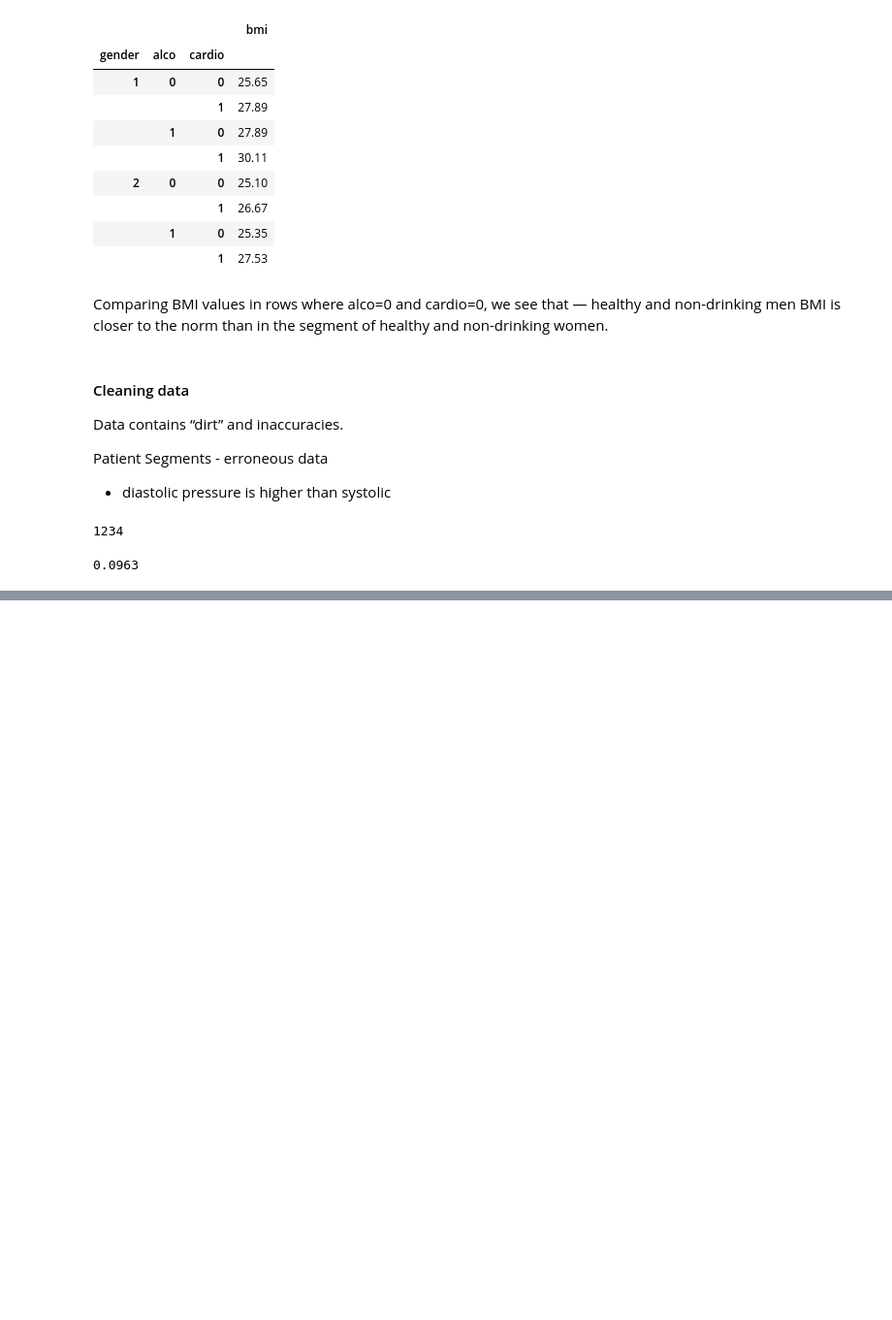
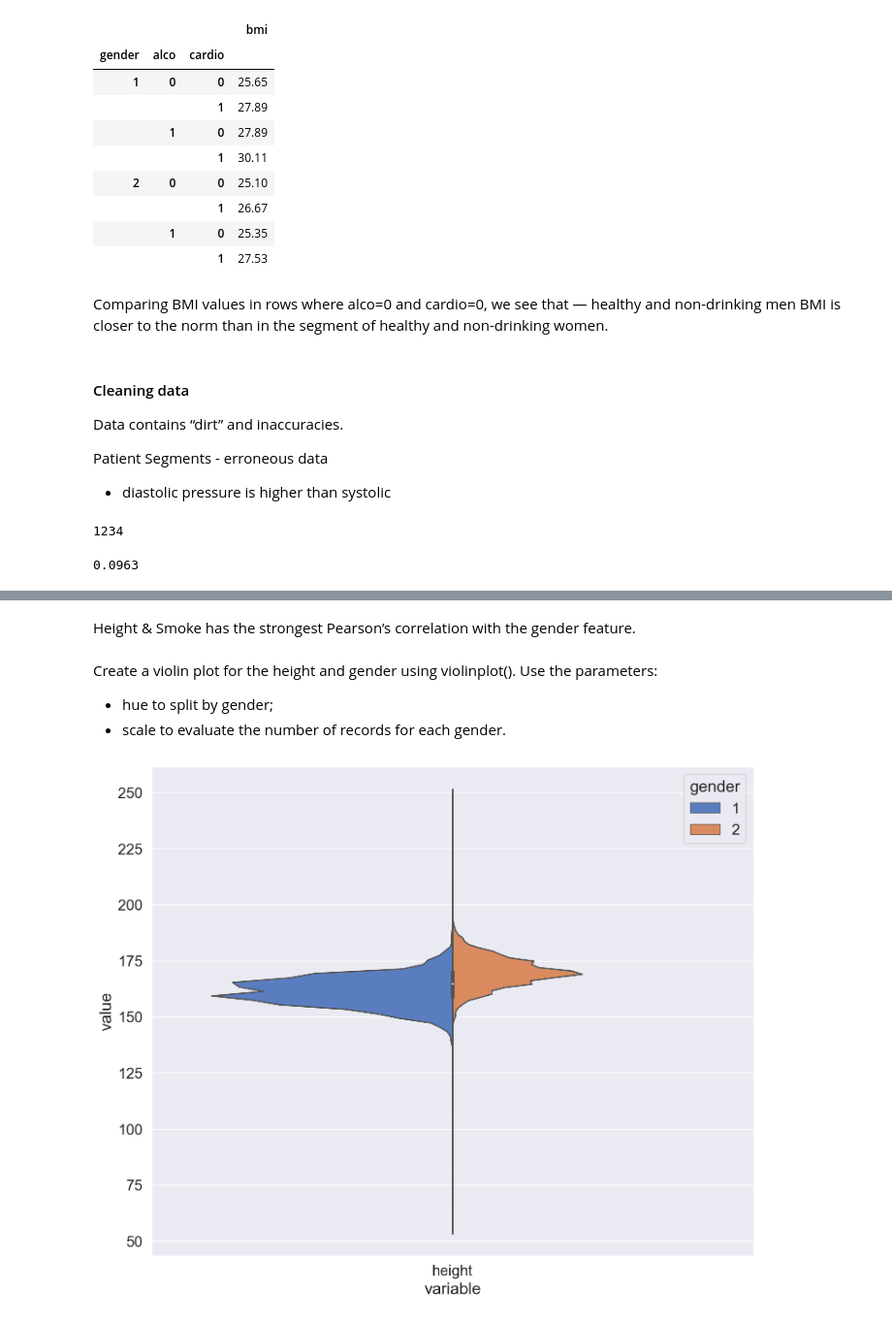
Before and after one commit to Rahul-YYC/data-science-machine-learning, a Jupyter notebook: DS-CardiovascularVisualization/cardiovascular_analysis.ipynb, the cells around one changed output, grey strips where cells are left out. Shown at 97% size. Saved outputs shown, nothing was run; the diff lists cells and outputs as text; code cells hidden in the pictures; blank space fills up the shorter version.

```diff
--- a/DS-CardiovascularVisualization/cardiovascular_analysis.ipynb
+++ b/DS-CardiovascularVisualization/cardiovascular_analysis.ipynb
@@ -369,0 +410,23 @@ filtered_df = df[~df.index.isin(df_to_remove)]
+# %% [markdown]
+Height & Smoke has the strongest Pearson’s correlation with the gender feature.
+# %% [markdown]
+Create a violin plot for the height and gender using violinplot(). Use the parameters:
+
+* hue to split by gender;
+* scale to evaluate the number of records for each gender.
+# %%
+df_melt = pd.melt(frame=df, value_vars=["height"], id_vars=["gender"])
+
+plt.figure(figsize=(12, 10))
+ax = sns.violinplot(
+    x="variable",
+    y="value",
+    hue="gender",
+    palette="muted",
+    split=True,
+    data=df_melt,
+    scale="count",
+    scale_hue=False,
+)
+# %% [output]
+[figure, added]
```
Also changed, not shown: parts of 10 cells of this notebook.
